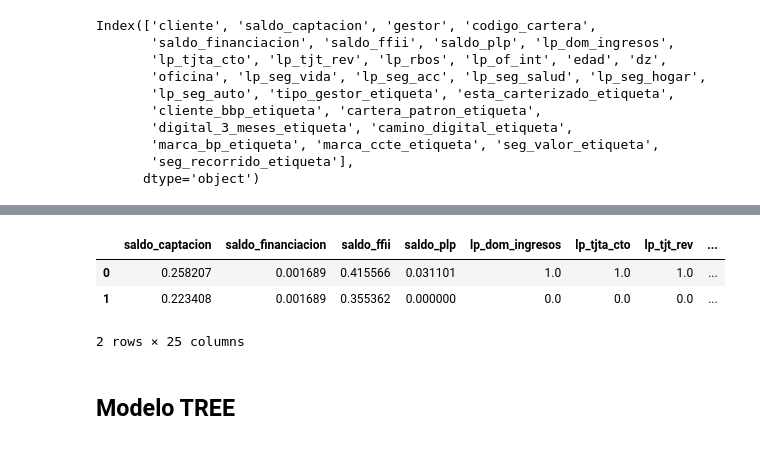
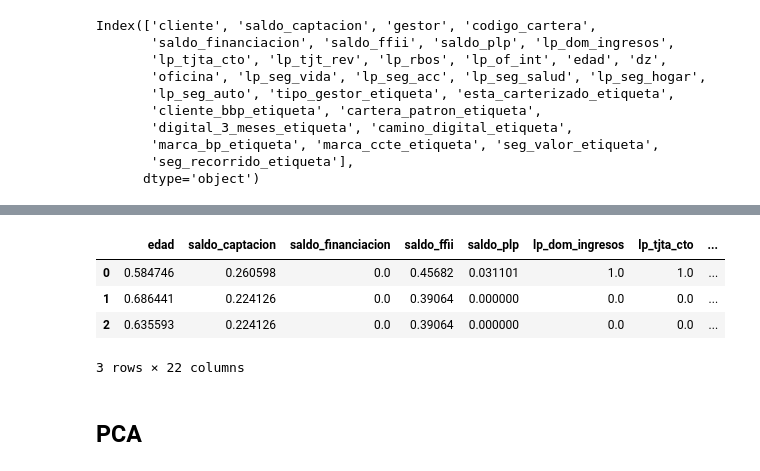
Before and after one commit to romayana/Financial-Product-Sales-Forecast-Model, a Jupyter notebook: Python Codes/working_model_0.5_TREE_final.ipynb, the cells around one changed output, grey strips where cells are left out. Drawn from its saved outputs; the diff is of its cells as text; code cells hidden in the pictures.

```diff
--- a/Python Codes/working_model_0.5_TREE_final.ipynb
+++ b/Python Codes/working_model_0.5_TREE_final.ipynb
@@ -109,0 +352,2 @@ Index(['cliente', 'saldo_captacion', 'gestor', 'codigo_cartera',
+# %%
+df[df['saldo_financiacion'] < 0] = 0
@@ -119,0 +406,6 @@ df.head()
+# %%
+df = df[['edad','saldo_captacion','saldo_financiacion','saldo_ffii','saldo_plp',
+              'lp_dom_ingresos','lp_tjta_cto','lp_tjt_rev','lp_rbos','lp_of_int',
+              'lp_seg_vida','lp_seg_acc','lp_seg_salud','lp_seg_auto','lp_seg_hogar',
+              'cartera_patron_etiqueta','digital_3_meses_etiqueta','camino_digital_etiqueta','marca_bp_etiqueta','marca_ccte_etiqueta',
+              'seg_valor_etiqueta','seg_recorrido_etiqueta']]
@@ -139,15 +451,14 @@ df_datos_numericos =  df.select_dtypes('number')
 # %%
-df_normalizado = scaler.fit_transform(df_datos_numericos)
+df_normalizado = scaler.fit_transform(df)
 # %%
-columnas_datos_numericos = df_datos_numericos.columns
+columnas_datos_numericos = df.columns
 # %%
 df_normalizado = pd.DataFrame(df_normalizado, columns=columnas_datos_numericos)
 # %%
-df_normalizado.head(2)
+df_normalizado.head(3)
 # %% [output]
-|  | saldo_captacion | saldo_financiacion | saldo_ffii | saldo_plp | lp_dom_ingresos | lp_tjta_cto | lp_tjt_rev | ... |
-| 0 | 0.258207 | 0.001689 | 0.415566 | 0.031101 | 1.0 | 1.0 | 1.0 | ... |
-| 1 | 0.223408 | 0.001689 | 0.355362 | 0.000000 | 0.0 | 0.0 | 0.0 | ... |
+|  | edad | saldo_captacion | saldo_financiacion | saldo_ffii | saldo_plp | lp_dom_ingresos | lp_tjta_cto | ... |
+| 0 | 0.584746 | 0.260598 | 0.0 | 0.45682 | 0.031101 | 1.0 | 1.0 | ... |
+| 1 | 0.686441 | 0.224126 | 0.0 | 0.39064 | 0.000000 | 0.0 | 0.0 | ... |
+| 2 | 0.635593 | 0.224126 | 0.0 | 0.39064 | 0.000000 | 0.0 | 0.0 | ... |
-2 rows × 25 columns
+3 rows × 22 columns
-# %% [markdown]
-## Modelo TREE
@@ -160,0 +465,2 @@ clf = DecisionTreeClassifier(criterion = 'entropy', class_weight ='balanced',max
+# %% [markdown]
+## PCA
```
Also changed, not shown: parts of 106 cells of this notebook, 2 other files.
